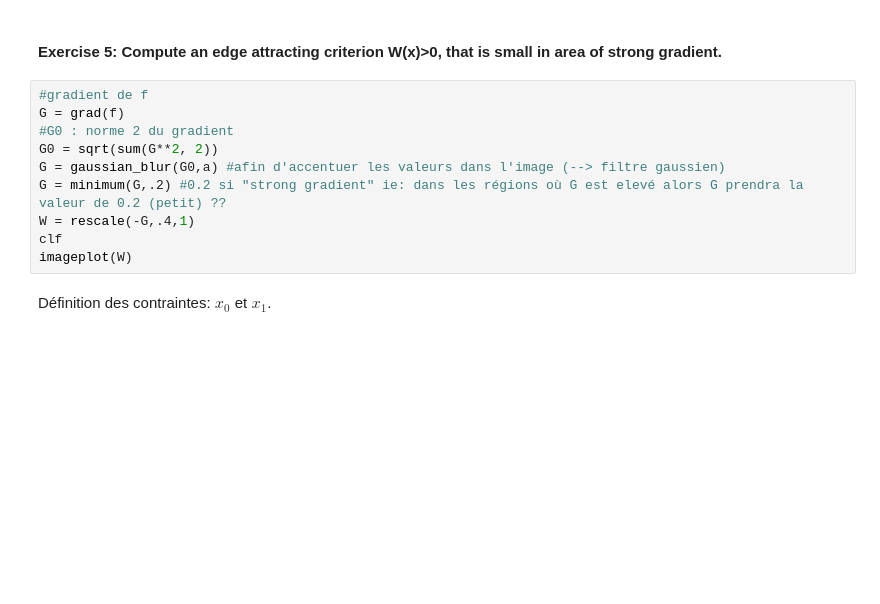
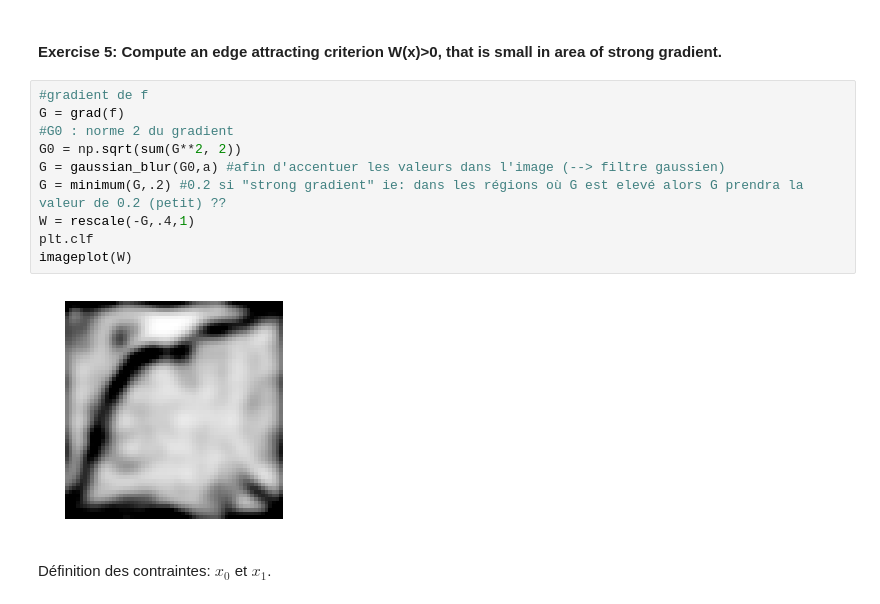
Before and after one commit to MargotSirdey/Mini_Projet_Active_Contours, a Jupyter notebook: machine_learning_parametric.ipynb, the cells around one changed output. Saved outputs shown, nothing was run; the diff lists cells and outputs as text; blank space fills up the shorter version.

```diff
--- a/machine_learning_parametric.ipynb
+++ b/machine_learning_parametric.ipynb
@@ -359,13 +361,15 @@ imageplot(f)
 # %%
 #gradient de f
 G = grad(f)
 #G0 : norme 2 du gradient
-G0 = sqrt(sum(G**2, 2))
+G0 = np.sqrt(sum(G**2, 2))
 G = gaussian_blur(G0,a) #afin d'accentuer les valeurs dans l'image (--> filtre gaussien)
 G = minimum(G,.2) #0.2 si "strong gradient" ie: dans les régions où G est elevé alors G prendra la valeur de 0.2 (petit) ??
 W = rescale(-G,.4,1)
-clf
+plt.clf
 imageplot(W)
+# %% [output]
+[figure, added]
 # %% [markdown]
 Définition des contraintes: $x_0$ et $x_1$.
 # %%
```
Also changed, not shown: parts of 3 cells of this notebook.
